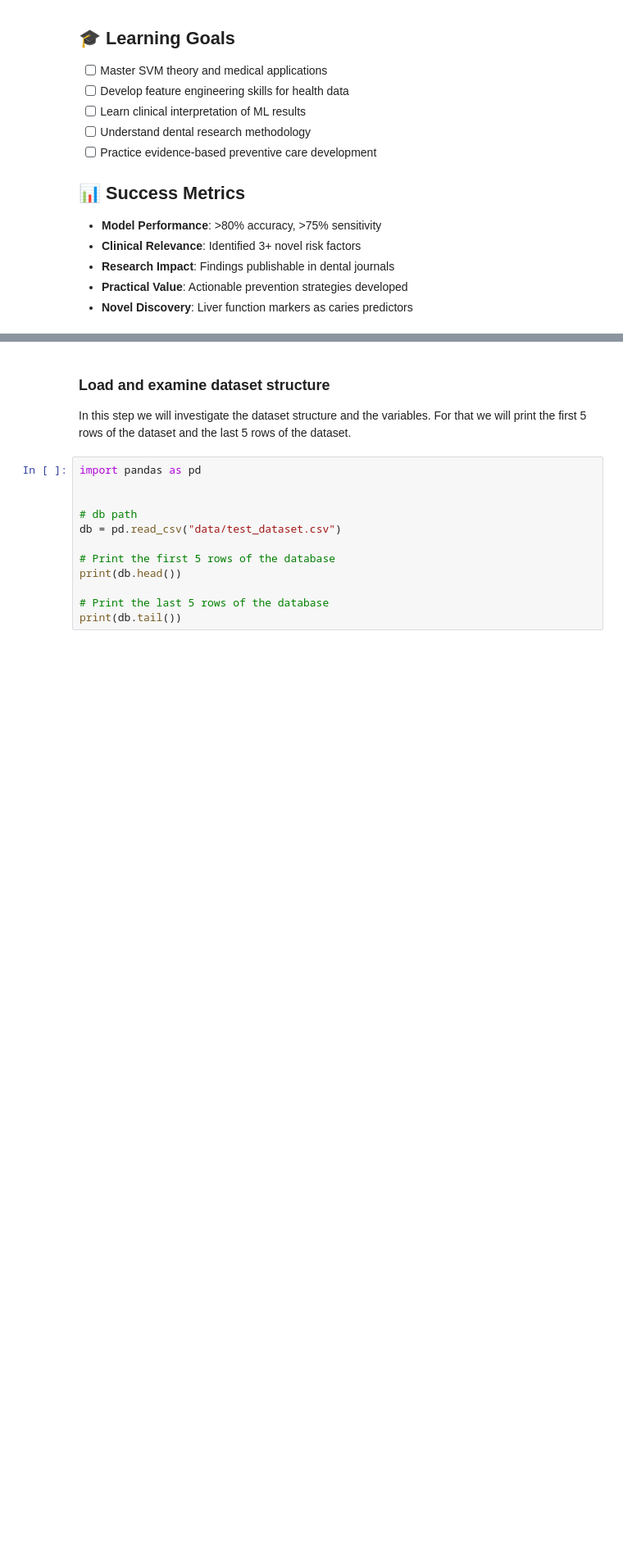
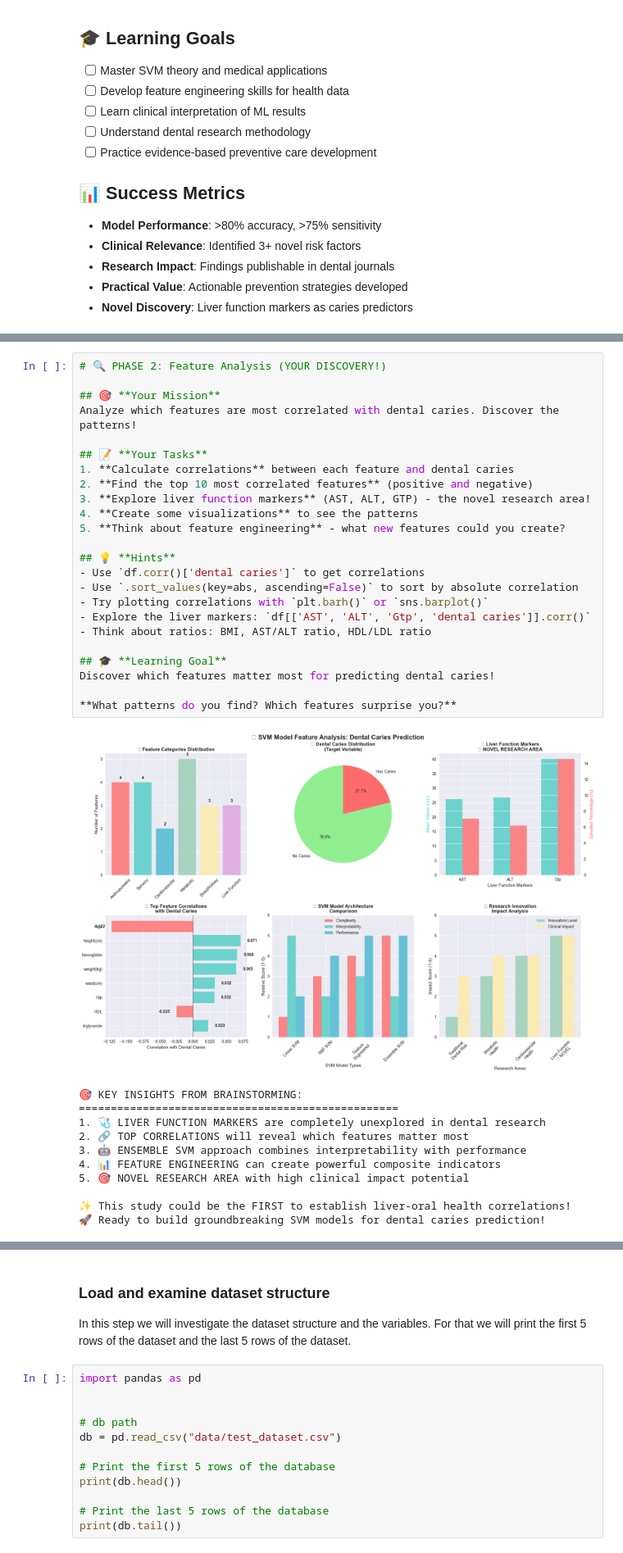
Before and after one commit to Tuminha/Systemic-Health-Oral-Disease-Predictor, a Jupyter notebook: predicting_periodontal_disease.ipynb, the cells around one changed output, grey strips where cells are left out. Shown: that part at 82% size. Drawn from its saved outputs; the diff is of its cells as text; blank space fills up the shorter version.

```diff
--- a/predicting_periodontal_disease.ipynb
+++ b/predicting_periodontal_disease.ipynb
@@ -365,0 +461,36 @@ max               10.30   1311.00   2062.00    999.00           1.00
+# %%
+# 🔍 PHASE 2: Feature Analysis (YOUR DISCOVERY!)
+
+## 🎯 **Your Mission**
+Analyze which features are most correlated with dental caries. Discover the patterns!
+
+## 📝 **Your Tasks**
+1. **Calculate correlations** between each feature and dental caries
+2. **Find the top 10 most correlated features** (positive and negative)
+3. **Explore liver function markers** (AST, ALT, GTP) - the novel research area!
+4. **Create some visualizations** to see the patterns
+5. **Think about feature engineering** - what new features could you create?
+
+## 💡 **Hints**
+- Use `df.corr()['dental caries']` to get correlations
+- Use `.sort_values(key=abs, ascending=False)` to sort by absolute correlation
+- Try plotting correlations with `plt.barh()` or `sns.barplot()`
+- Explore the liver markers: `df[['AST', 'ALT', 'Gtp', 'dental caries']].corr()`
+- Think about ratios: BMI, AST/ALT ratio, HDL/LDL ratio
+
+## 🎓 **Learning Goal**
+Discover which features matter most for predicting dental caries!
+
+**What patterns do you find? Which features surprise you?**
+# %% [output]
+[figure, added]
+🎯 KEY INSIGHTS FROM BRAINSTORMING:
+==================================================
+1. 🩺 LIVER FUNCTION MARKERS are completely unexplored in dental research
+2. 🔗 TOP CORRELATIONS will reveal which features matter most
+3. 🤖 ENSEMBLE SVM approach combines interpretability with performance
+4. 📊 FEATURE ENGINEERING can create powerful composite indicators
+5. 🎯 NOVEL RESEARCH AREA with high clinical impact potential
+
+✨ This study could be the FIRST to establish liver-oral health correlations!
+🚀 Ready to build groundbreaking SVM models for dental caries prediction!
```
Also changed, not shown: parts of 7 cells of this notebook.
